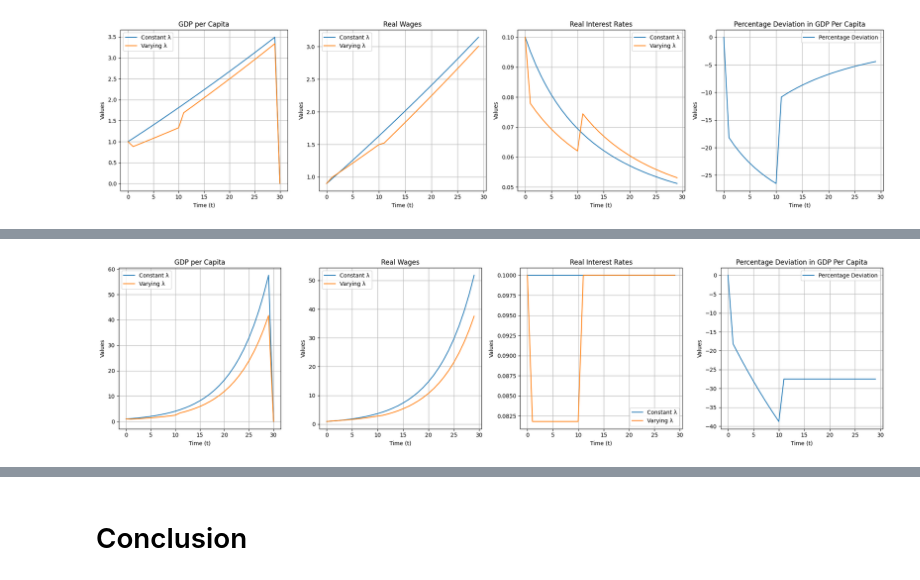
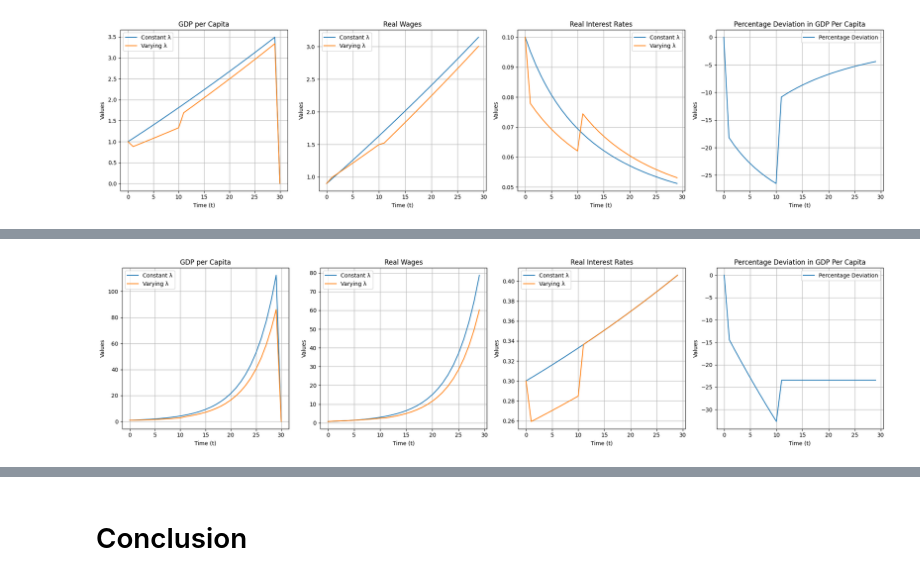
Before and after one commit to NumEconCopenhagen/projects-2024-tbm527, a Jupyter notebook: modelproject/modelproject.ipynb, the cells around one changed output, grey strips where cells are left out. Cells and saved outputs as stored; diff of their text form; code cells hidden in the pictures.

```diff
--- a/modelproject/modelproject.ipynb
+++ b/modelproject/modelproject.ipynb
@@ -106,16 +129,16 @@ plot(gdp_constant_mod, gdp_varying_mod, wages_constant_mod, wages_varying_mod, i
 # %%
 # Modify parameters for a specific scenario
-par.n = 0
+par.alpha = 0.3
 par.phi = 1
 
 # Run simulation with modified parameters
 gdp_constant_mod, wages_constant_mod, interest_constant_mod = economy_simulation(par, T)
 gdp_varying_mod, wages_varying_mod, interest_varying_mod = economy_simulation(par, T, lambda_changes)
 
 # Calculate percentage deviation with modified parameters
 percentage_deviation_mod = ((gdp_varying_mod - gdp_constant_mod) / gdp_constant_mod) * 100
 
 # Plotting results with the modified parameters
 plot(gdp_constant_mod, gdp_varying_mod, wages_constant_mod, wages_varying_mod, interest_constant_mod, interest_varying_mod, percentage_deviation_mod)
 # %% [output]
-[figure, old version]
+[figure, new version]
```
Also changed, not shown: parts of 7 cells of this notebook.
